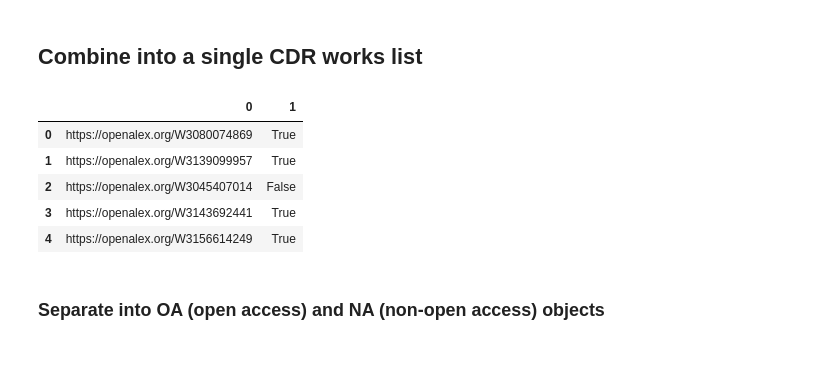
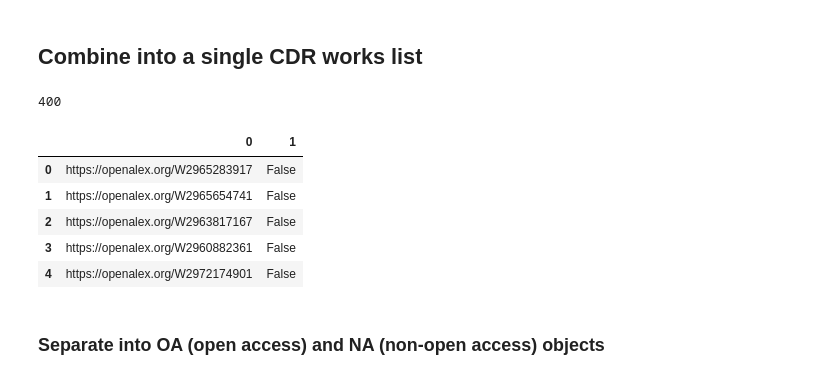
Before and after one commit to dahlwinters/OHW_in_CDR, a Jupyter notebook: src/main.ipynb, the cells around one changed output. Cells and saved outputs as stored; diff of their text form; code cells hidden in the pictures.

```diff
--- a/src/main.ipynb
+++ b/src/main.ipynb
@@ -62,13 +62,14 @@ works_CDR = works_CDR_01+works_CDR_02+works_CDR_03+works_CDR_04+works_CDR_05+wor
-len(works_CDR) #400
+print(len(works_CDR)) #400
 df_works_CDR = pd.DataFrame(works_CDR)
 df_works_CDR.head()
 # %% [output]
+400
 |  | 0 | 1 |
-| 0 | https://openalex.org/W3080074869 | True |
-| 1 | https://openalex.org/W3139099957 | True |
-| 2 | https://openalex.org/W3045407014 | False |
-| 3 | https://openalex.org/W3143692441 | True |
-| 4 | https://openalex.org/W3156614249 | True |
+| 0 | https://openalex.org/W2965283917 | False |
+| 1 | https://openalex.org/W2965654741 | False |
+| 2 | https://openalex.org/W2963817167 | False |
+| 3 | https://openalex.org/W2960882361 | False |
+| 4 | https://openalex.org/W2972174901 | False |
 # %% [markdown]
 ### Separate into OA (open access) and NA (non-open access) objects
 # %%
```
Also changed, not shown: parts of 11 cells of this notebook, 16 other files.
